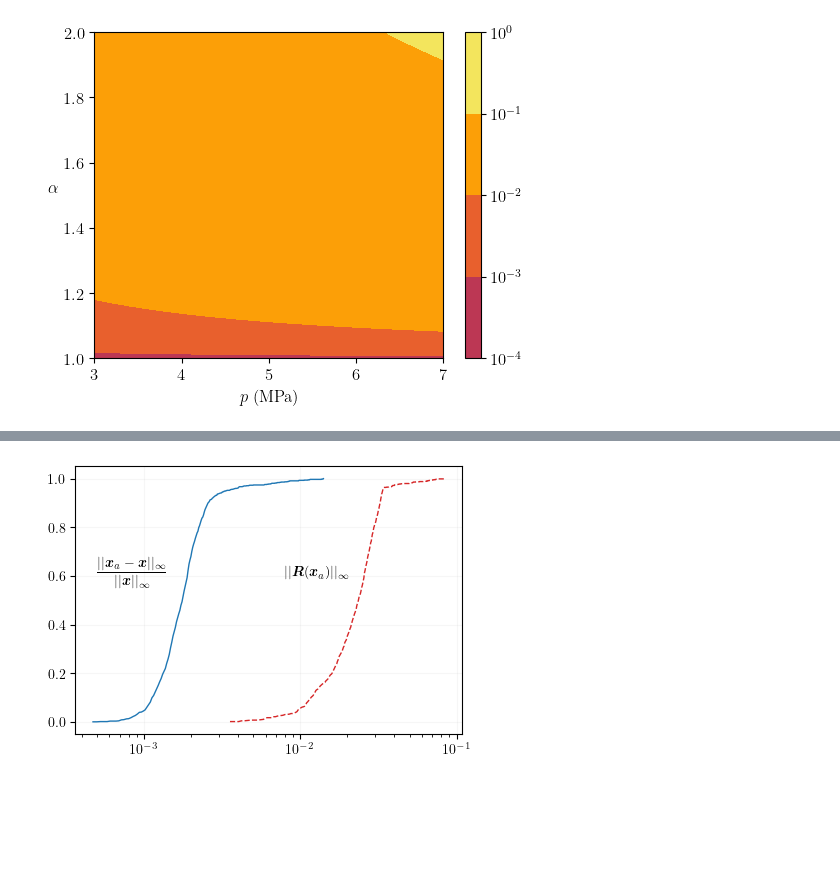
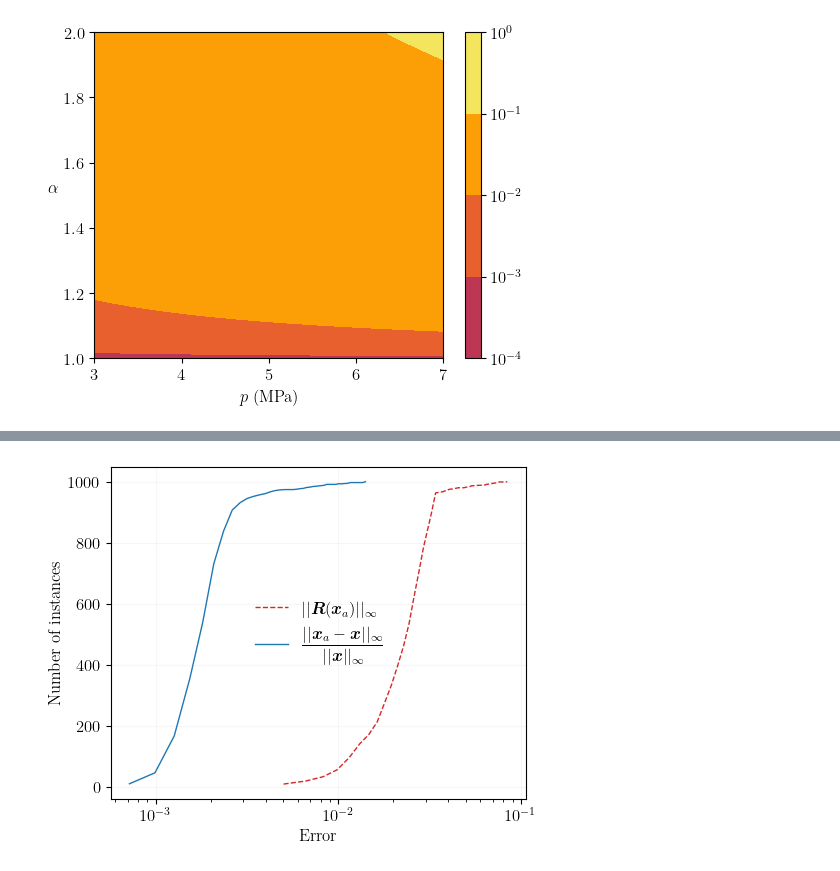
Before and after one commit to kaarthiksundar/ExistenceGasFlowRuns, a Jupyter notebook: src/python/v2.ipynb, the cells around one changed output, grey strips where cells are left out. Saved outputs shown, nothing was run; the diff lists cells and outputs as text; code cells hidden in the pictures; blank space fills up the shorter version.

Commit message:
updates figures for revision of paper

```diff
--- a/src/python/v2.ipynb
+++ b/src/python/v2.ipynb
@@ -135,35 +135,37 @@ Matrix([[2457.39066698889]]) Matrix([[1038.07941795210]])
 # %%
 import pandas as pd
 import matplotlib.pyplot as plt
 import matplotlib
 import numpy as np
 matplotlib.rcParams.update({
     'text.usetex': True,
     'font.family': 'serif',
-    'font.size' : 10,
+    'font.size' : 12,
     'pgf.rcfonts': False,
     'text.latex.preamble': r"\usepackage{bm} \usepackage{amsmath}"
 })
 
 df = pd.read_csv('../../data/GasLib-40-runs.csv')
 
-R_count, R_bins_count = np.histogram(df['R'], bins=500)
-R_pdf = R_count / sum(R_count)
+R_count, R_bins_count = np.histogram(df['R'], bins=50)
+R_pdf = R_count # / sum(R_count)
 R_cdf = np.cumsum(R_pdf)
-E_count, E_bins_count = np.histogram(df['E'], bins=500)
-E_pdf = E_count / sum(E_count)
+E_count, E_bins_count = np.histogram(df['E'], bins=50)
+E_pdf = E_count # / sum(E_count)
 E_cdf = np.cumsum(E_pdf)
 
 fig, ax = plt.subplots()
 ax.plot(R_bins_count[1:], R_cdf, '--', color='tab:red', linewidth=1.0, label=r"$||\bm R(\bm x_a)||_{\infty}$")
 ax.plot(E_bins_count[1:], E_cdf, linewidth=1.0, label=r"$\dfrac{||\bm x_a -\bm x||_{\infty}}{||\bm x||_{\infty}}$")
-# ax.legend(edgecolor='1.0')
-ax.text(5*1e-4, 0.6, r'$\dfrac{||\bm x_a -\bm x||_{\infty}}{||\bm x||_{\infty}}$')
-ax.text(8*1e-3, 0.6, r'$||\bm R(\bm x_a)||_{\infty}$')
+ax.legend(edgecolor='1.0', frameon=False)
+# ax.text(5*1e-4, 0.6, r'$\dfrac{||\bm x_a -\bm x||_{\infty}}{||\bm x||_{\infty}}$')
+# ax.text(8*1e-3, 0.6, r'$||\bm R(\bm x_a)||_{\infty}$')
 ax.set_xscale('log')
 ax.grid(alpha=0.1)
+ax.set_ylabel('Number of instances')
+ax.set_xlabel('Error')
 fig.tight_layout()
-fig.set_size_inches(4.3, 3)
+fig.set_size_inches(5, 4)
 plt.savefig('cdf_GasLib40.pdf')
 # %% [output]
-[figure, old version]
+[figure, new version]
```
Also changed, not shown: parts of 1 cell of this notebook, 3 other files.
